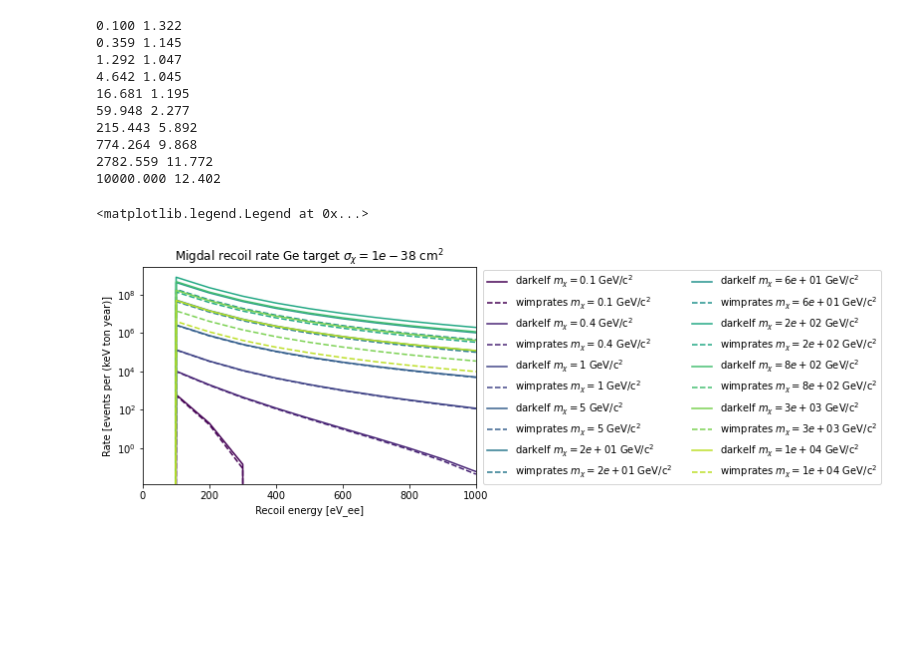
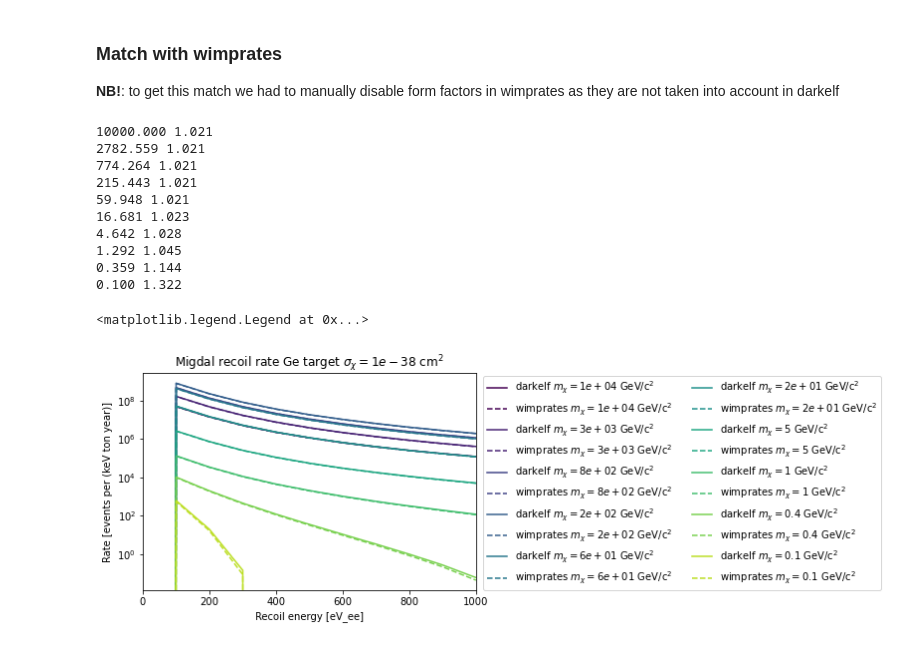
Before and after one commit to JoranAngevaare/dddm, a Jupyter notebook: notebooks/compare_darkelf.ipynb, the cells around one changed output. Cells and saved outputs as stored; diff of their text form; code cells hidden in the pictures; blank space fills up the shorter version.

```diff
--- a/notebooks/compare_darkelf.ipynb
+++ b/notebooks/compare_darkelf.ipynb
@@ -52,6 +39,14 @@ shm = wr.StandardHaloModel(v_0=V0* nu.km/nu.s,
                            v_esc=VESC* nu.km/nu.s,
                            rho_dm = RHO_0 * nu.GeV/nu.c0**2 / nu.cm**3
                           )
+# %%
+dr = wr.rate_migdal(energies/1e3 * nu.keV,
+                    mw=MX * nu.GeV / nu.c0 ** 2,
+                    material=TARGET,
+                    sigma_nucleon=SIGMA * nu.cm ** 2,
+                    halo_model=shm,
+                    include_approx_nr=0,
+                   ) * (nu.keV * (1000 * nu.kg) * nu.year)
 # %%
 Ge_gpaw = darkelf.darkelf(target=TARGET,
                           mX=MX*1e9,
@@ -71,14 +66,6 @@ Zion(k) for Migdal calculation taken or calculated from: P. J. Brown, A. G. Fox,
 Loaded Ge_atomic_Zion.dat for dark photon couplings
 Loaded Ge_DoS.dat for density of states
 Loaded Fn(omega) functions corresponding to density of states in:  Ge_DoS.dat
-# %%
-dr = wr.rate_migdal(energies/1e3 * nu.keV,
-                    mw=MX * nu.GeV / nu.c0 ** 2,
-                    material=TARGET,
-                    sigma_nucleon=SIGMA * (nu.cm ** 2),
-                    halo_model=shm,
-                    include_approx_nr=0,
-                   ) * (nu.keV * (1000 * nu.kg) * nu.year)
 # %%
 dr_darkelf = Ge_gpaw.dRdomega_migdal(
     energies,
@@ -142,9 +127,12 @@ plt.legend()
+# %% [markdown]
+### Match with wimprates
+**NB!**: to get this match we had to manually disable form factors in wimprates as they are not taken into account in darkelf
 # %%
 xs=np.logspace(-1, 4, 10)
 df = defaultdict(list)
 df['masses'] = xs
 
-for i, MX in enumerate(xs):
+for i, MX in enumerate(xs[::-1]):
     Ge_gpaw.update_params(mX = MX*1e9)
     dr = wr.rate_migdal(energies/1e3 * nu.keV,
                         mw=MX * nu.GeV / nu.c0 ** 2,
@@ -163,54 +151,45 @@ for i, MX in enumerate(xs):
         Zionkdependence=True,
         fast=False,
     )
-#     dr_darkelf -= Ge_gpaw.dRdomega_migdal(
-#         energies,
-#         sigma_n=SIGMA,
-#         method='ibe',
-#         Nshell={'Si': 1, 'Ge': 3}[TARGET],
-#         approximation='impulse',
-#         Zionkdependence=True,
-#         fast=False,
-#     )
     dr_darkelf *= (
         1e3 # kg -> ton
         * 1e3 # ev ->keV
     )
     fin = (np.isfinite(dr_darkelf)) & (np.isfinite(dr)) & (dr >0) & (dr_darkelf>0)
     div=np.mean(dr_darkelf[fin]/dr[fin])
     df['frac'] += [div]
     for attr in 'mX mN muxN muxnucleon muXe'.split():
         df[attr] += [getattr(Ge_gpaw, attr)]
 
     plt.plot(energies,
              dr_darkelf,
              c=plt.cm.viridis(i/len(xs)),
              label=f'$\mathrm{{darkelf  }}$ $m_\chi = {MX:.1g}$ GeV/c${{}}^2$')
     plt.plot(energies,
              dr,
              c=plt.cm.viridis(i/len(xs)),
              ls='--',
              label=f'$\mathrm{{wimprates}}$ $m_\chi = {MX:.1g}$ GeV/c${{}}^2$')
     print(f'{MX:.3f} {div:.3f}')
 plt.yscale('log')
 
 plt.xlabel("Recoil energy [eV_ee]")
 plt.ylabel("Rate [events per (keV ton year)]")
 plt.title(f"Migdal recoil rate {TARGET} target $\sigma_\chi = {SIGMA}$ cm${{}}^2$")
 plt.xlim(0, energies.max())
 
 plt.yscale('log')
 plt.legend(loc=(1.02,0), ncol=2)
 # %% [output]
+10000.000 1.021
+2782.559 1.021
+774.264 1.021
+215.443 1.021
+59.948 1.021
+16.681 1.023
+4.642 1.028
+1.292 1.045
+0.359 1.144
 0.100 1.322
-0.359 1.145
-1.292 1.047
-4.642 1.045
-16.681 1.195
-59.948 2.277
-215.443 5.892
-774.264 9.868
-2782.559 11.772
-10000.000 12.402
 <matplotlib.legend.Legend at 0x...>
-[figure, old version]
+[figure, new version]
```
Also changed, not shown: parts of 4 cells of this notebook, 9 other files.
